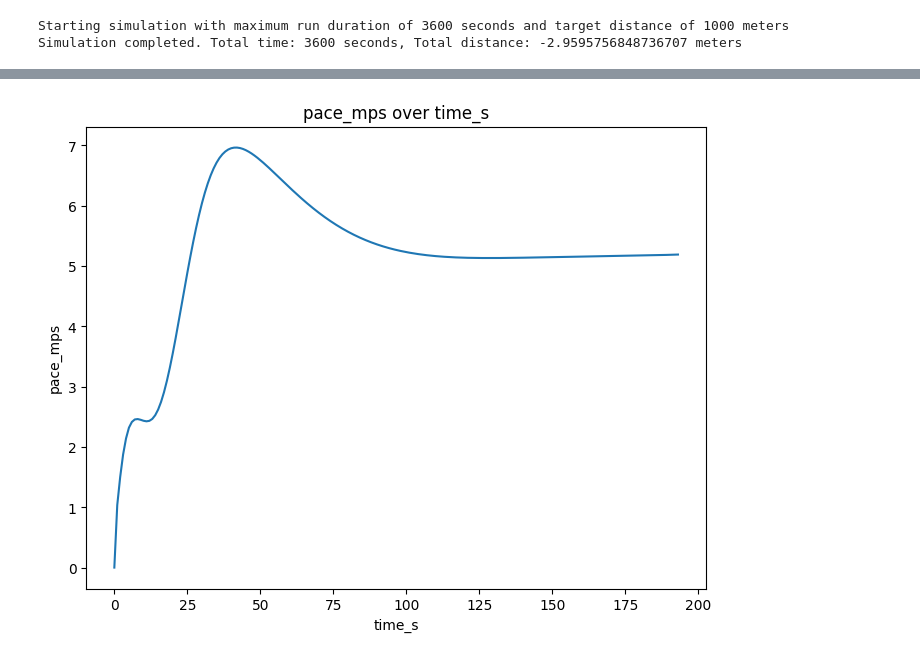
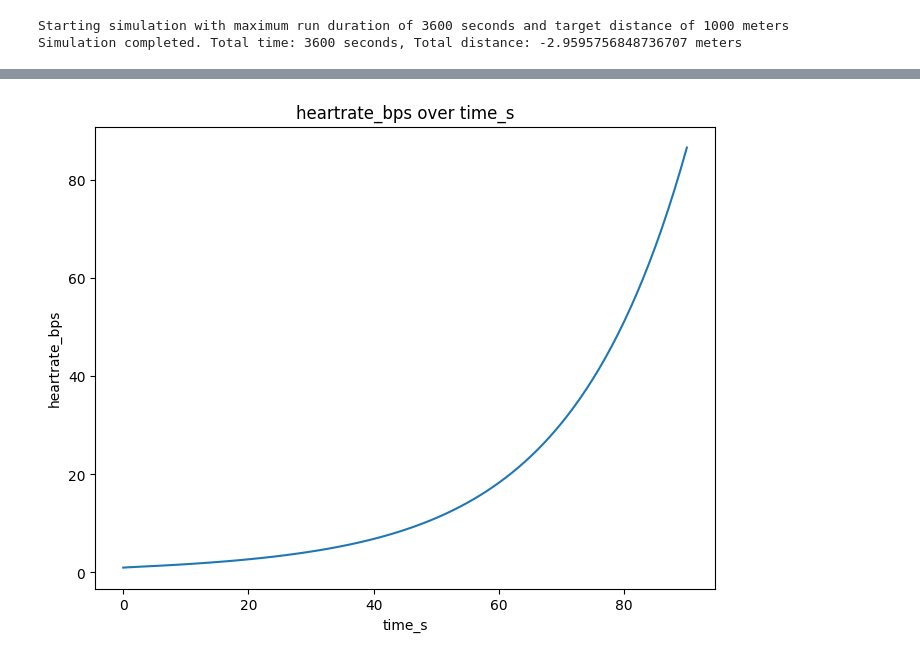
Before and after one commit to rei289/Marathon-Simulation, a Jupyter notebook: ControlTest.ipynb, the cells around one changed output, grey strips where cells are left out. Saved outputs shown, nothing was run; the diff lists cells and outputs as text; code cells hidden in the pictures.

```diff
--- a/ControlTest.ipynb
+++ b/ControlTest.ipynb
@@ -359,17 +402,17 @@ Simulation completed. Total time: 193 seconds, Total distance: 1004.345091205301
 # %%
 import matplotlib.pyplot as plt
 # Plot pace over time
 # x_label = 'distance_m'
 x_label = 'time_s'
 # y_label = 'distance_m'
-y_label = 'pace_mps'
-# y_label = 'diff_pace_mps2'
-# y_label = 'heartrate_bps'
+# y_label = 'pace_mps'
+y_label = 'diff_pace_mps2'
+y_label = 'heartrate_bps'
 plt.figure(figsize=(8, 6))
 plt.plot(data[x_label], data[y_label])
 plt.title(f'{y_label} over {x_label}')
 plt.xlabel(f'{x_label}')
 plt.ylabel(f'{y_label}')
 plt.show()
 # %% [output]
-[figure, old version]
+[figure, new version]
```
Also changed, not shown: parts of 1 cell of this notebook, 4 other files.
